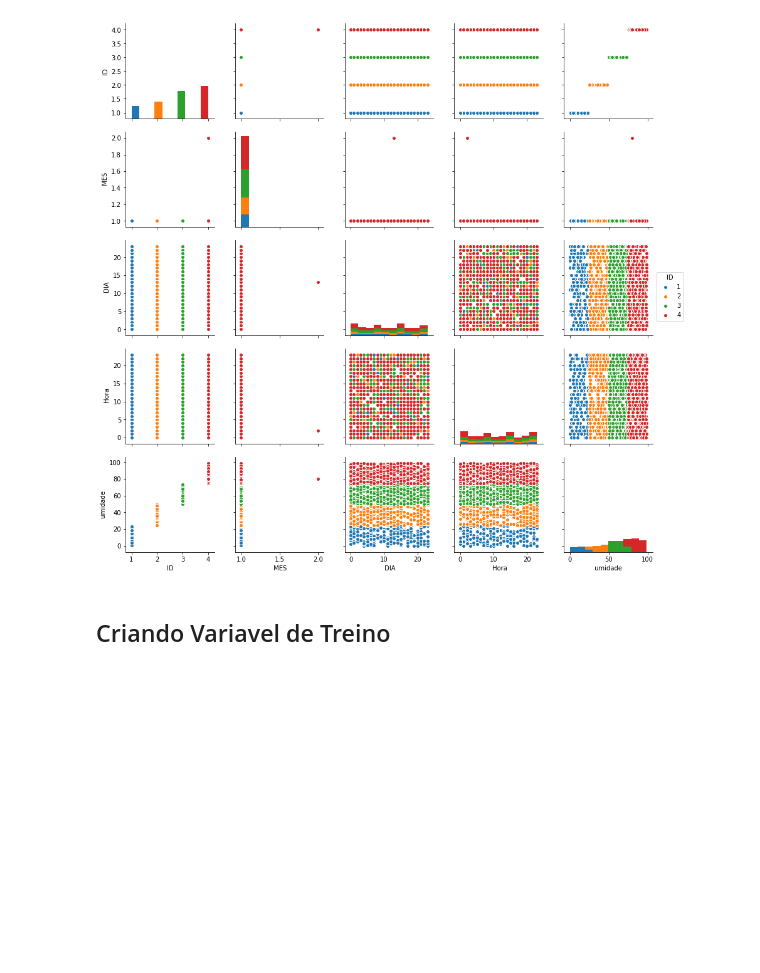
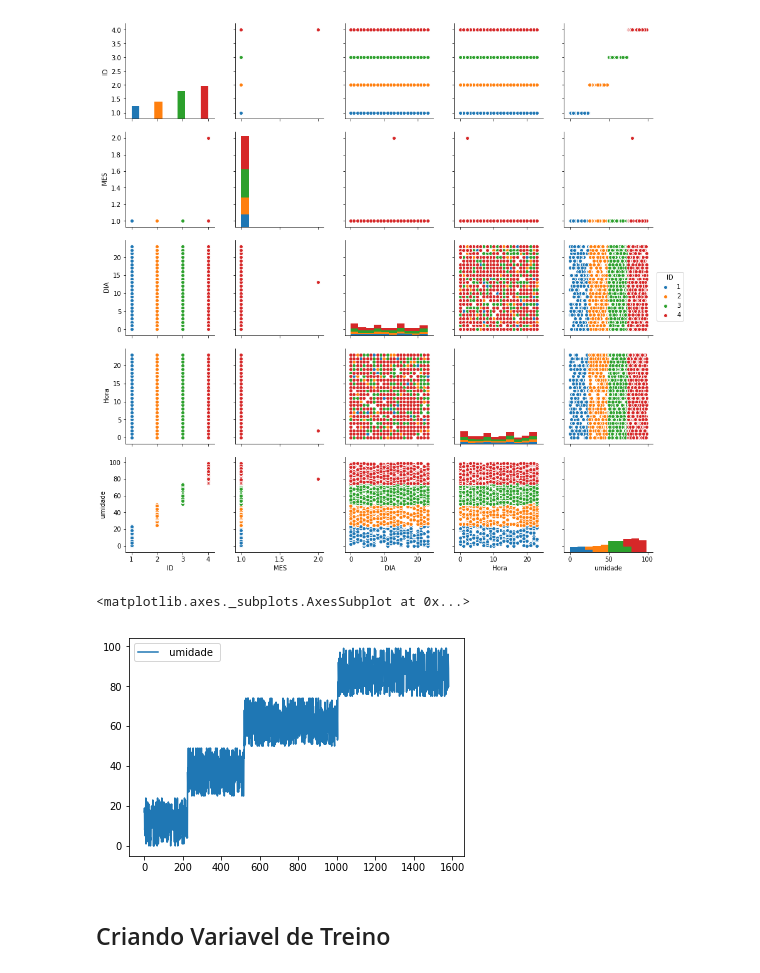
Before and after one commit to juanengml/gardening-robot, a Jupyter notebook: Gardening Robot.ipynb, the cells around one changed output. Cells and saved outputs as stored; diff of their text form; code cells hidden in the pictures; blank space fills up the shorter version.

```diff
--- a/Gardening Robot.ipynb
+++ b/Gardening Robot.ipynb
@@ -78,3 +80,9 @@ sb.pairplot(df,hue='ID')
+# %%
+umidade = df[df.columns[4:]]
+umidade.plot()
+# %% [output]
+<matplotlib.axes._subplots.AxesSubplot at 0x...>
+[figure, added]
 # %% [markdown]
 ## Criando Variavel de Treino
 # %%
```
Also changed, not shown: parts of 1 cell of this notebook.
